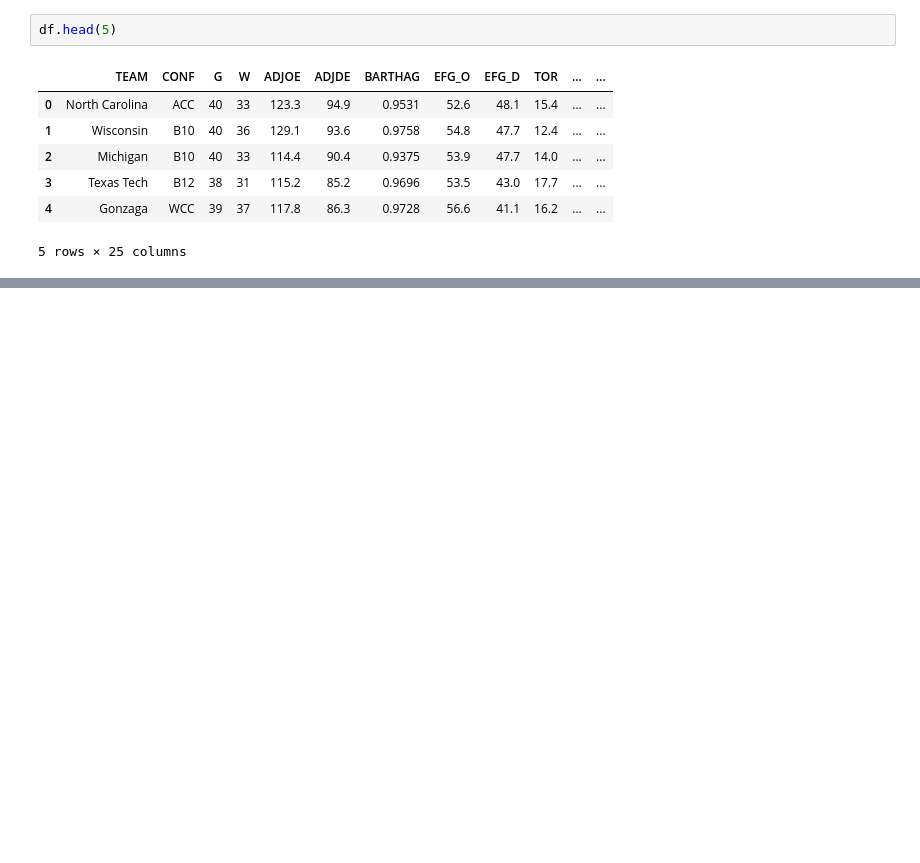
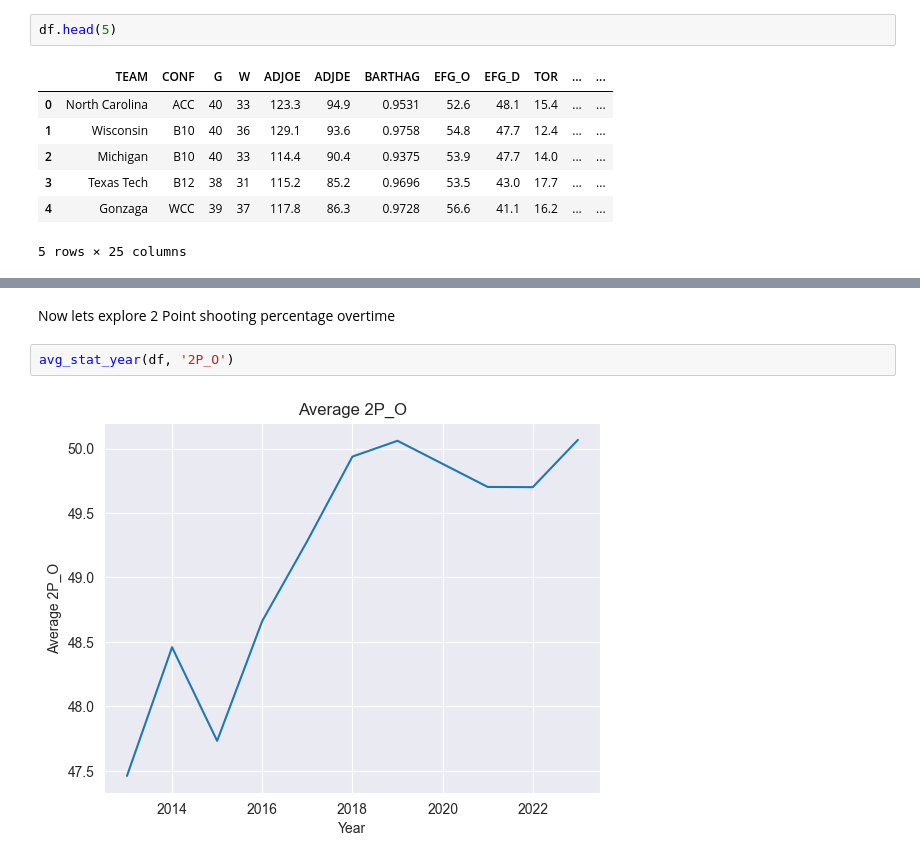
Before and after one commit to Kai2142/EDA_Projects, a Jupyter notebook: College_Basketball/analysis.ipynb, the cells around one changed output, grey strips where cells are left out. Drawn from its saved outputs; the diff is of its cells as text; blank space fills up the shorter version.

```diff
--- a/College_Basketball/analysis.ipynb
+++ b/College_Basketball/analysis.ipynb
@@ -27,0 +63,6 @@ KeyError: 'TEAM'
+# %% [markdown]
+Now lets explore 2 Point shooting percentage overtime
+# %%
+avg_stat_year(df, '2P_O')
+# %% [output]
+[figure, added]
```
Also changed, not shown: parts of 7 cells of this notebook, 2 other files.
